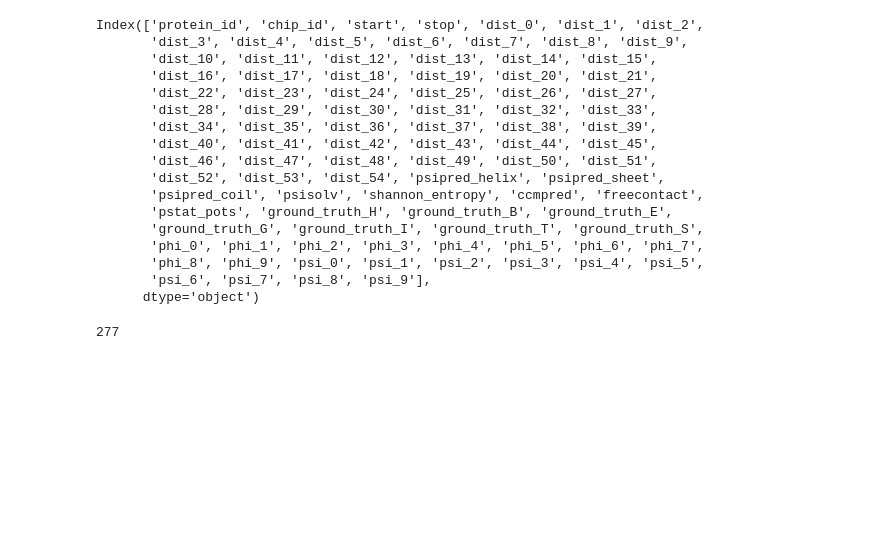
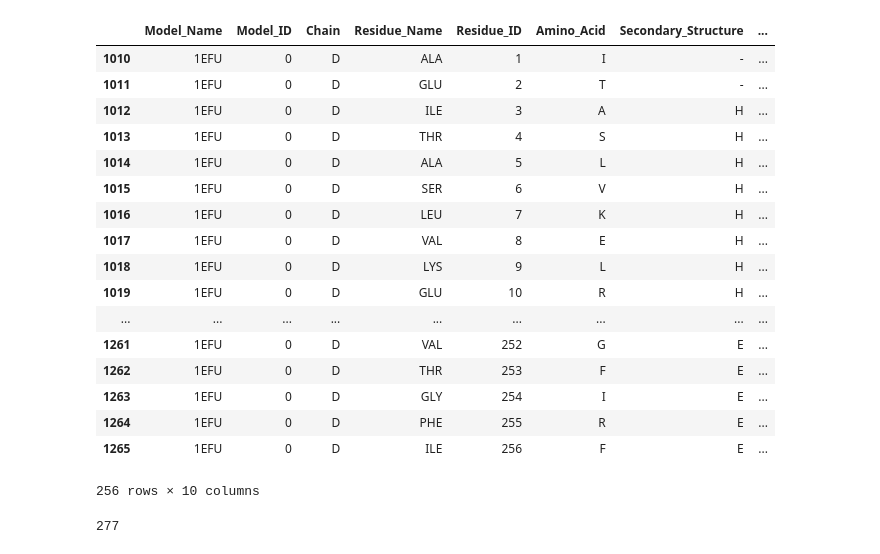
Before and after one commit to koneill1994/Protein_TDA_Analysis, a Jupyter notebook: diag_chip_package.ipynb, the cells around one changed output. Saved outputs shown, nothing was run; the diff lists cells and outputs as text; code cells hidden in the pictures; blank space fills up the shorter version.

```diff
--- a/diag_chip_package.ipynb
+++ b/diag_chip_package.ipynb
@@ -656,27 +756,29 @@ dataset=pandas.concat([(diag_chips_to_df(pid,10,1)) for pid in pdb_list_y[0:10]]
 # %%
+
 # get_ground_truth_api(pdb_list_y[0][0:4])
-dataset.columns
+# gt
 
-# pdb_list_y
-# df.to_csv("datasets/protein_dssp_api.csv")
+# pdb_list_y[76]
+get_ground_truth_api(pdb_list_y[77],partial=True)
 # %% [output]
+|  | Model_Name | Model_ID | Chain | Residue_Name | Residue_ID | Amino_Acid | Secondary_Structure | ... |
+| 1010 | 1EFU | 0 | D | ALA | 1 | I | - | ... |
+| 1011 | 1EFU | 0 | D | GLU | 2 | T | - | ... |
+| 1012 | 1EFU | 0 | D | ILE | 3 | A | H | ... |
+| 1013 | 1EFU | 0 | D | THR | 4 | S | H | ... |
+| 1014 | 1EFU | 0 | D | ALA | 5 | L | H | ... |
+| 1015 | 1EFU | 0 | D | SER | 6 | V | H | ... |
+| 1016 | 1EFU | 0 | D | LEU | 7 | K | H | ... |
+| 1017 | 1EFU | 0 | D | VAL | 8 | E | H | ... |
+| 1018 | 1EFU | 0 | D | LYS | 9 | L | H | ... |
+| 1019 | 1EFU | 0 | D | GLU | 10 | R | H | ... |
+| ... | ... | ... | ... | ... | ... | ... | ... | ... |
+| 1261 | 1EFU | 0 | D | VAL | 252 | G | E | ... |
+| 1262 | 1EFU | 0 | D | THR | 253 | F | E | ... |
+| 1263 | 1EFU | 0 | D | GLY | 254 | I | E | ... |
+| 1264 | 1EFU | 0 | D | PHE | 255 | R | E | ... |
+| 1265 | 1EFU | 0 | D | ILE | 256 | F | E | ... |
-Index(['protein_id', 'chip_id', 'start', 'stop', 'dist_0', 'dist_1', 'dist_2',
-       'dist_3', 'dist_4', 'dist_5', 'dist_6', 'dist_7', 'dist_8', 'dist_9',
-       'dist_10', 'dist_11', 'dist_12', 'dist_13', 'dist_14', 'dist_15',
-       'dist_16', 'dist_17', 'dist_18', 'dist_19', 'dist_20', 'dist_21',
-       'dist_22', 'dist_23', 'dist_24', 'dist_25', 'dist_26', 'dist_27',
-       'dist_28', 'dist_29', 'dist_30', 'dist_31', 'dist_32', 'dist_33',
-       'dist_34', 'dist_35', 'dist_36', 'dist_37', 'dist_38', 'dist_39',
-       'dist_40', 'dist_41', 'dist_42', 'dist_43', 'dist_44', 'dist_45',
-       'dist_46', 'dist_47', 'dist_48', 'dist_49', 'dist_50', 'dist_51',
-       'dist_52', 'dist_53', 'dist_54', 'psipred_helix', 'psipred_sheet',
-       'psipred_coil', 'psisolv', 'shannon_entropy', 'ccmpred', 'freecontact',
-       'pstat_pots', 'ground_truth_H', 'ground_truth_B', 'ground_truth_E',
-       'ground_truth_G', 'ground_truth_I', 'ground_truth_T', 'ground_truth_S',
-       'phi_0', 'phi_1', 'phi_2', 'phi_3', 'phi_4', 'phi_5', 'phi_6', 'phi_7',
-       'phi_8', 'phi_9', 'psi_0', 'psi_1', 'psi_2', 'psi_3', 'psi_4', 'psi_5',
-       'psi_6', 'psi_7', 'psi_8', 'psi_9'],
-      dtype='object')
+256 rows × 10 columns
 # %%
 # this will add majority secondary structure to the dataframe
 # through loading it from file
```
Also changed, not shown: parts of 8 cells of this notebook, 1 other file.
